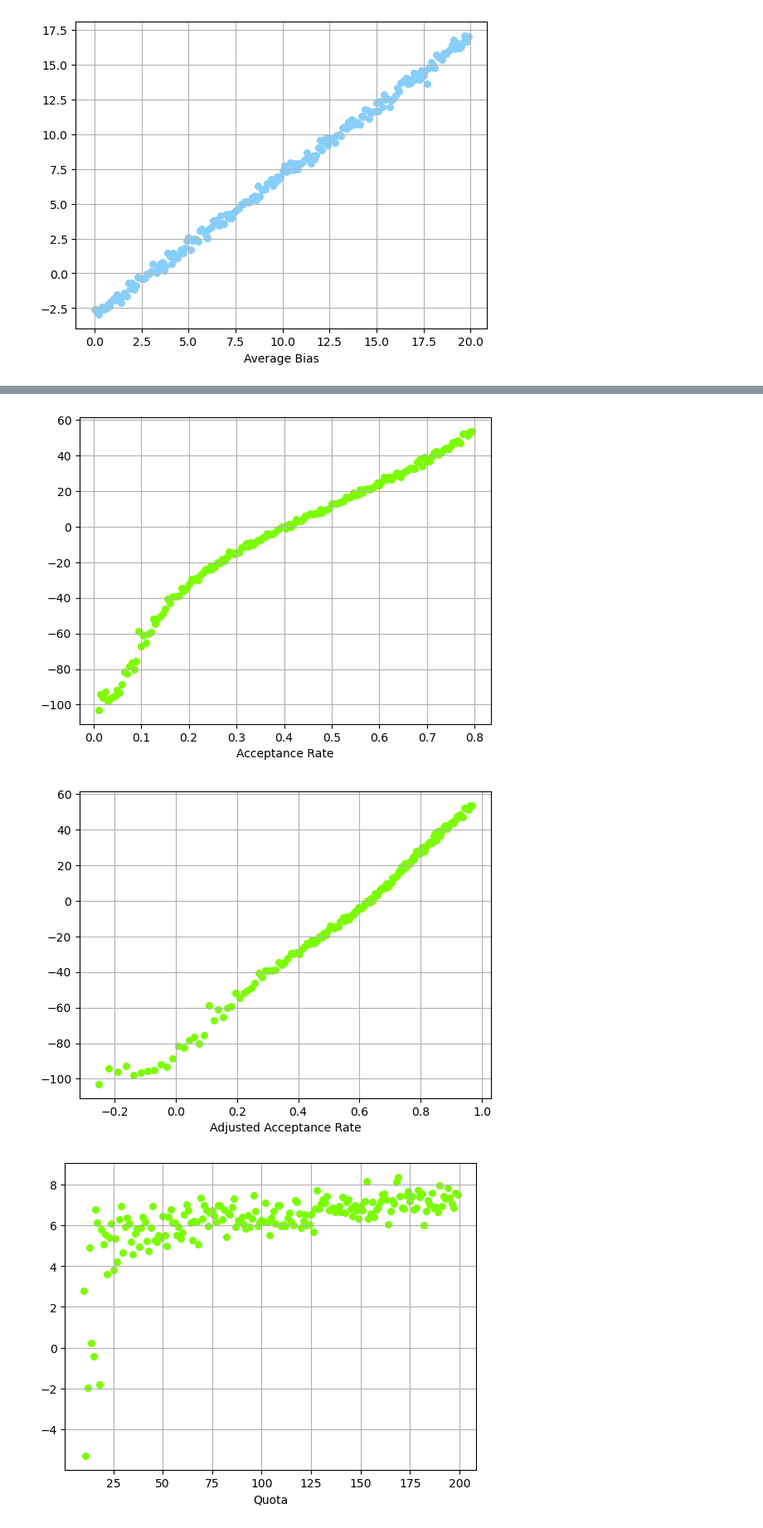
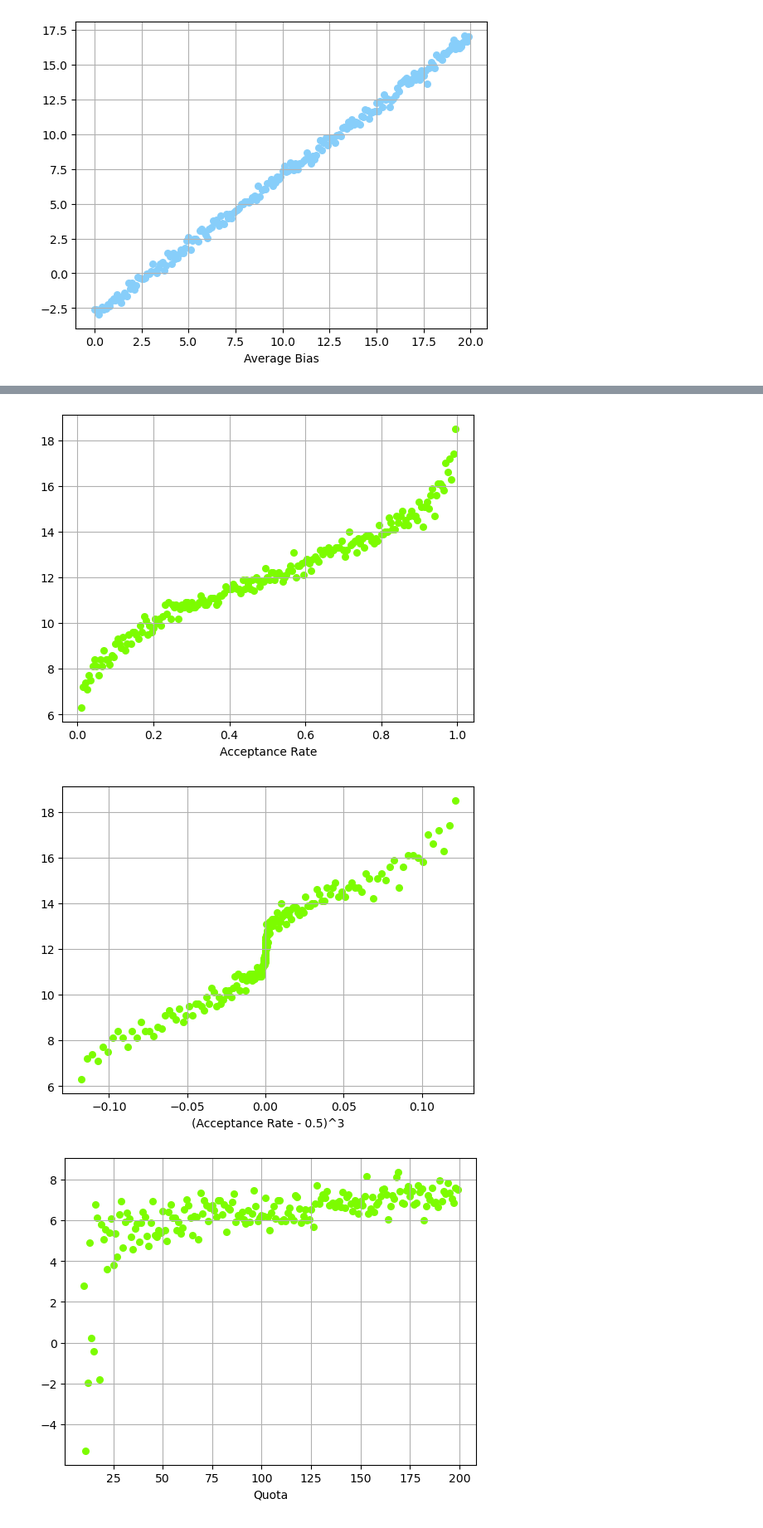
Before and after one commit to sam8457/aa-sim, a Jupyter notebook: aa-sim-optimal-points-testing.ipynb, the cells around one changed output, grey strips where cells are left out. Shown at 83% size. Saved outputs shown, nothing was run; the diff lists cells and outputs as text; code cells hidden in the pictures.

```diff
--- a/aa-sim-optimal-points-testing.ipynb
+++ b/aa-sim-optimal-points-testing.ipynb
@@ -227,15 +228,15 @@ vars = {
     'rng':[np.random.default_rng(8222024112)],
     'num_applicants':[10_000],
     'b_rate':[0.5],
-    'quota':np.arange(100,8000,50),
+    'quota':np.arange(100,10_000,50),
     'bias_avg':[12],
-    'bias_sd':[36], # change back to 6 later
+    'bias_sd':[6],
 
-    'lower_bound':[-100], # change back to 30 later
-    'upper_bound':[60],
+    'lower_bound':[-30],
+    'upper_bound':[30],
     'increment':[10],
-    'digits':[3],
-    'num_rounds':[10] # try again with 100
+    'digits':[2],
+    'num_rounds':[10]
 }
 
 results = vary_sim_across(vars)
@@ -269,16 +272,18 @@ plt.xlabel('Acceptance Rate')
 plt.scatter(acceptance_rate, optimal_values, s=area, c=colors, alpha=1)
 plt.show()
 # %% [output]
-[figure, old version]
+[figure, new version]
 # %%
-adj_ar = [(n**0.5) + 3*(n - 0.5)**3 for n in acceptance_rate]
+#adj_ar = [(math.copysign((abs(n - 0.5))**0.5,n-0.5)) for n in acceptance_rate]
+#adj_ar = [(n - 0.5)**0.5 for n in acceptance_rate]
+adj_ar = [(n-0.5)**3 for n in acceptance_rate]
 
 plt.grid()
-plt.xlabel('Adjusted Acceptance Rate')
+plt.xlabel('(Acceptance Rate - 0.5)^3')
 plt.scatter(adj_ar, optimal_values, s=area, c=colors, alpha=1)
 plt.show()
 # %% [output]
-[figure, old version]
+[figure, new version]
 # %%
 # Vary Quota, Focus on Small Values
 
```
Also changed, not shown: parts of 7 cells of this notebook.
